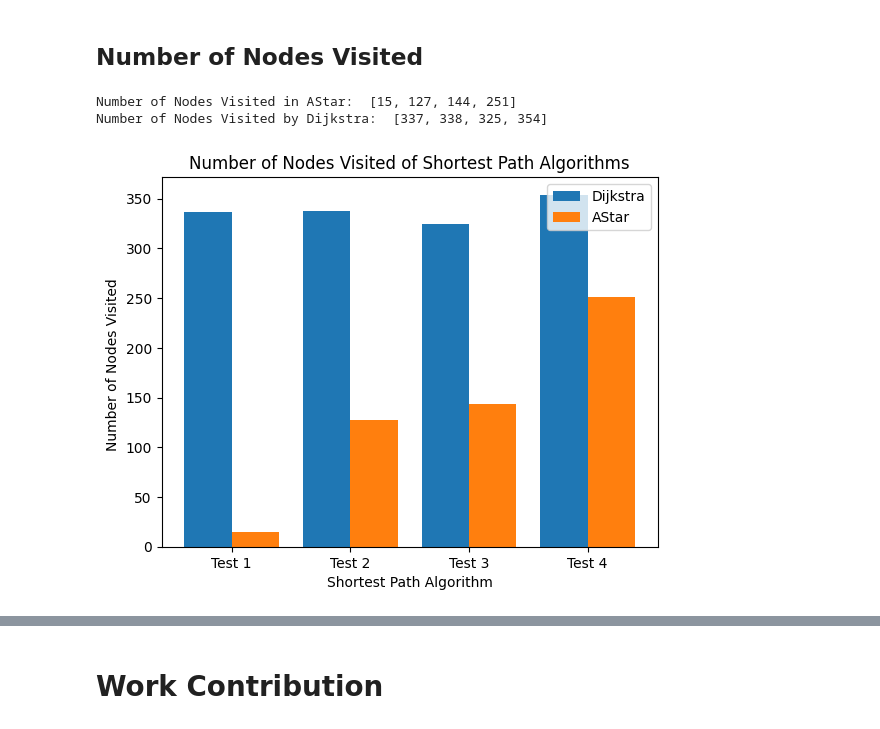
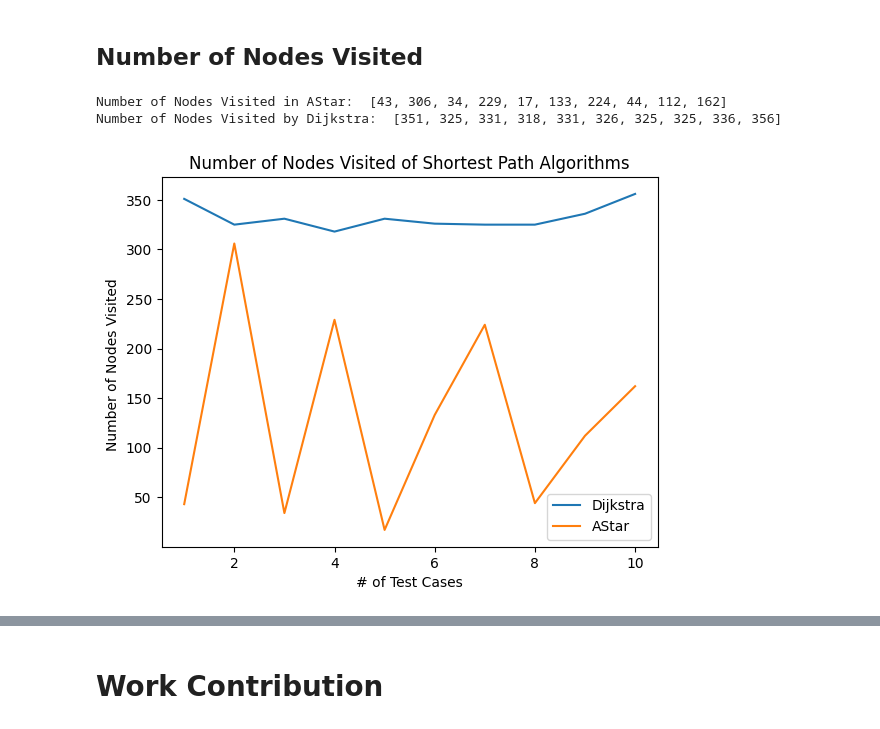
Before and after one commit to JenniferYe25/subway-transit-library, a Jupyter notebook: graph_lab.ipynb, the cells around one changed output, grey strips where cells are left out. Cells and saved outputs as stored; diff of their text form; code cells hidden in the pictures.

Commit message:
"Fixed Graphs to Line + More Tests, added more analysis"

```diff
--- a/graph_lab.ipynb
+++ b/graph_lab.ipynb
@@ -139,17 +142,17 @@ from PathFinders.Dijkstra import *
 graph = (GraphBuilder('_dataset/london.connections.csv',['station1','station2','time'],WeightedEdge,'undirected'))
 
 start_list = []
-for i in range(0, 4):
+for i in range(0, 20):
     # any random numbers from 0 to 1000
     start_list.append(randint(1,279))
 
 end_list = []
-for i in range(0, 4):
+for i in range(0, 20):
     # any random numbers from 0 to 1000
     end_list.append(randint(1,279))
 
 AStarExecutionTime= []
-for i in range(0,4):
+for i in range(0,20):
     start_node = start_list[i]
     target_node = end_list[i]
     graph = (GraphBuilder('_dataset/london.connections.csv',['station1','station2','time'],WeightedEdge,'undirected'))
@@ -161,7 +164,7 @@ for i in range(0,4):
 print("AStar Execution Time: ", AStarExecutionTime)
 
 DijkstraExecutionTime= []
-for i in range(0,4):
+for i in range(0,20):
     start_node = start_list[i]
     target_node = end_list[i]
     start = time.time()
@@ -171,15 +174,11 @@ for i in range(0,4):
     DijkstraExecutionTime.append(end - start)
 print("Dijkstra Execution Time: " , DijkstraExecutionTime)
 
-X = ["Test 1" , "Test 2", "Test 3", "Test 4"]
-X_axis = np.arange(len(X))
+X = list(range(1,21))
 
-plt.bar(X_axis -0.2,DijkstraExecutionTime, 0.4, label = 'Dijkstra')
-plt.bar(X_axis + 0.2, AStarExecutionTime, 0.4, label = 'AStar')
-
-plt.xticks(X_axis, X)
-# plt.yticks(np.arange(0, 6, 0.02), label=" ")
-plt.xlabel("Shortest Path Algorithm")
+plt.plot(X,DijkstraExecutionTime, label = 'Dijkstra')
+plt.plot(X, AStarExecutionTime,label = 'AStar')
+plt.xlabel("# of Test Cases")
 plt.ylabel("Execution Time")
 plt.title("Execution Time of Shortest Path Algorithms")
 plt.legend()
@@ -229,52 +237,52 @@ import numpy as np
 graph = (GraphBuilder('_dataset/london.connections.csv',['station1','station2','time'],WeightedEdge,'undirected'))
 
 start_list = []
-for i in range(0, 4):
+for i in range(0, 10):
     # any random numbers from 0 to 1000
     start_list.append(randint(1,279))
 
 end_list = []
-for i in range(0, 4):
+for i in range(0, 10):
     # any random numbers from 0 to 1000
     end_list.append(randint(1,279))
 
 AStar_Nodes_Visited= []
-for i in range(0,4):
+for i in range(0,10):
     start_node = start_list[i]
     target_node = end_list[i]
     A_Algo=AStar(graph, start_node,target_node,'_dataset/london.stations.csv',['id'],Station,'latitude','longitude')
     distances, parent, counter = A_Algo.run()
     AStar_Nodes_Visited.append(counter)
 print("Number of Nodes Visited in AStar: ", AStar_Nodes_Visited)
 
 Dijkstra_Nodes_Visited= []
-for i in range(0,4):
+for i in range(0,10):
     start_node = start_list[i]
     target_node = end_list[i]
     start = time.time()
     Algo=Dijkstra(graph, start_node,target_node)
     counter = Algo.run()
     Dijkstra_Nodes_Visited.append(counter)
 print("Number of Nodes Visited by Dijkstra: " , Dijkstra_Nodes_Visited)
 
 
-X = ["Test 1" , "Test 2", "Test 3", "Test 4"]
-X_axis = np.arange(len(X))
+X = list(range(1,11))
+# X_axis = np.arange(len(X))
 
-plt.bar(X_axis -0.2,Dijkstra_Nodes_Visited, 0.4, label = 'Dijkstra')
-plt.bar(X_axis + 0.2, AStar_Nodes_Visited, 0.4, label = 'AStar')
+plt.plot(X,Dijkstra_Nodes_Visited, label = 'Dijkstra')
+plt.plot(X,AStar_Nodes_Visited, label = 'AStar')
 
-plt.xticks(X_axis, X)
+# plt.xticks(X_axis, X)
 # plt.yticks(np.arange(0, 6, 0.02), label=" ")
-plt.xlabel("Shortest Path Algorithm")
+plt.xlabel("# of Test Cases")
 plt.ylabel("Number of Nodes Visited ")
 plt.title("Number of Nodes Visited of Shortest Path Algorithms")
 plt.legend()
 plt.show()
 # %% [output]
-Number of Nodes Visited in AStar:  [15, 127, 144, 251]
-Number of Nodes Visited by Dijkstra:  [337, 338, 325, 354]
+Number of Nodes Visited in AStar:  [43, 306, 34, 229, 17, 133, 224, 44, 112, 162]
+Number of Nodes Visited by Dijkstra:  [351, 325, 331, 318, 331, 326, 325, 325, 336, 356]
-[figure, old version]
+[figure, new version]
 # %% [markdown]
 **Number of Nodes Visited** <br>
 <br>
```
Also changed, not shown: parts of 8 cells of this notebook.
